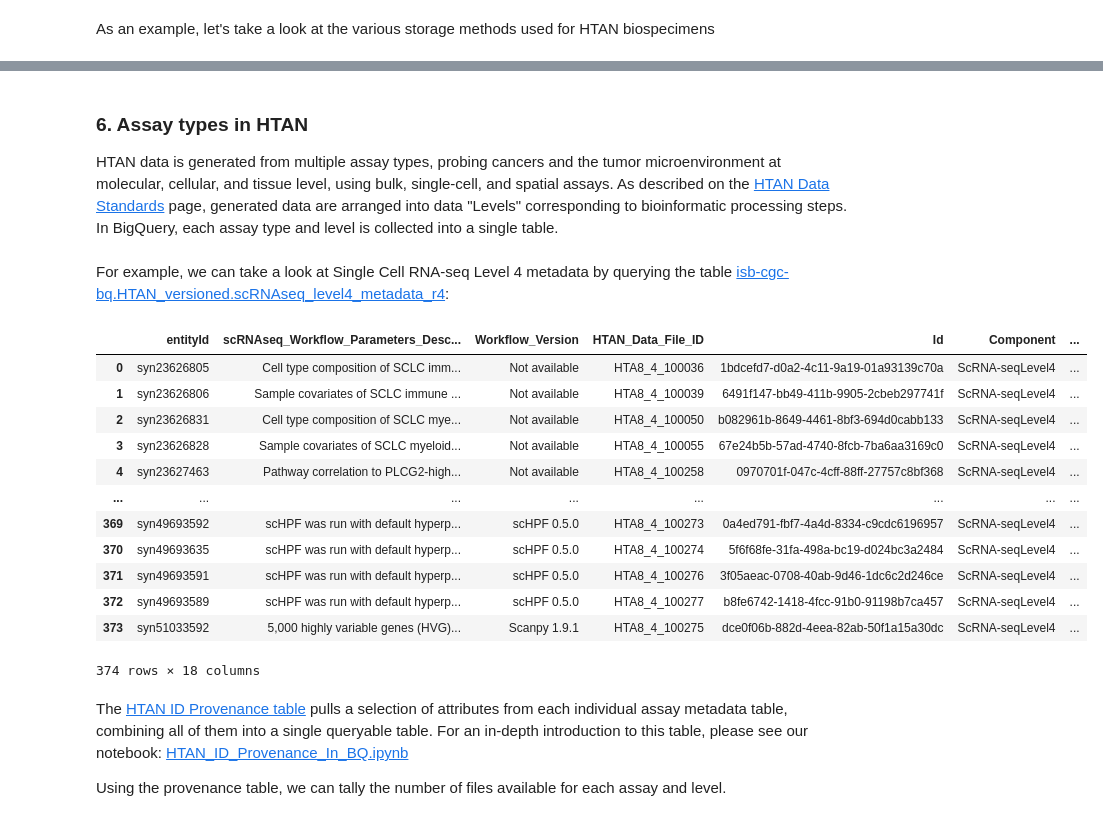
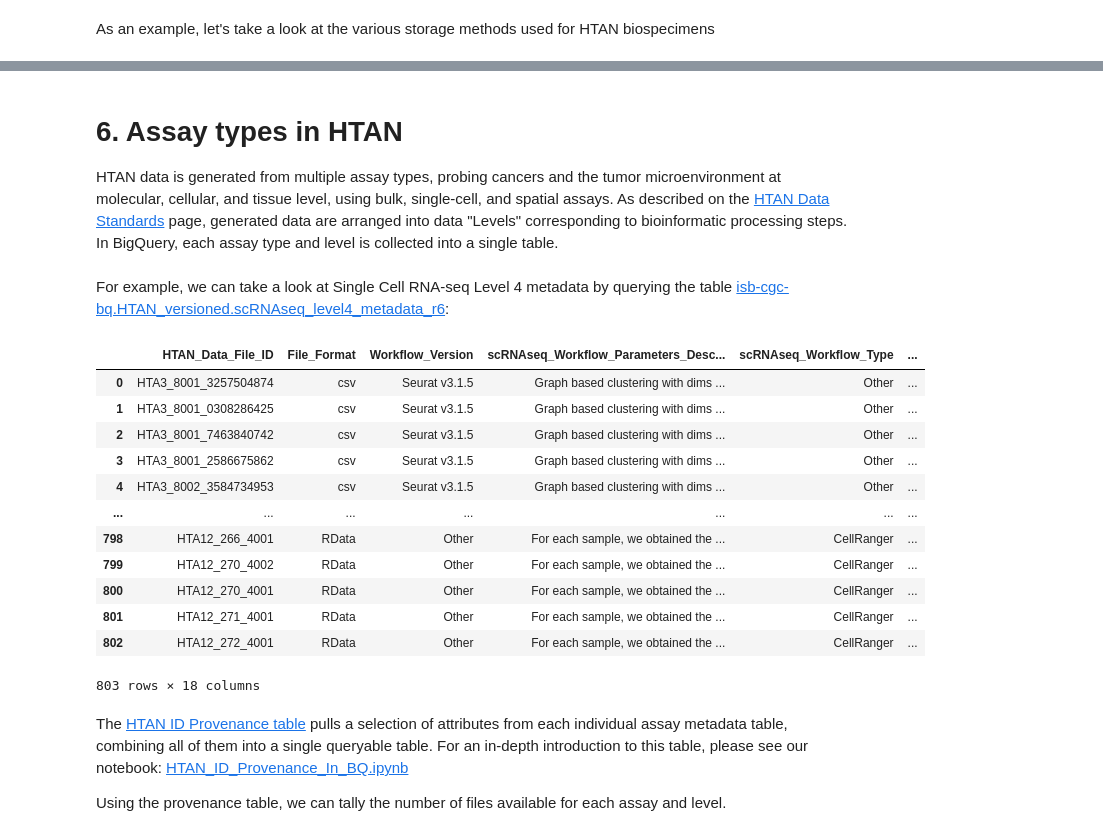
Before and after one commit to isb-cgc/Community-Notebooks, a Jupyter notebook: HTAN/Python Notebooks/Explore_HTAN_Clinical_Biospecimen_Assay_Metadata.ipynb, the cells around one changed output, grey strips where cells are left out. Cells and saved outputs as stored; diff of their text form; code cells hidden in the pictures.

```diff
--- a/HTAN/Python Notebooks/Explore_HTAN_Clinical_Biospecimen_Assay_Metadata.ipynb
+++ b/HTAN/Python Notebooks/Explore_HTAN_Clinical_Biospecimen_Assay_Metadata.ipynb
@@ -375,32 +389,32 @@ pd.crosstab(
 # %% [markdown]
-### 6. Assay types in HTAN
+# 6. Assay types in HTAN
 
 HTAN data is generated from multiple assay types, probing cancers and the tumor microenvironment at molecular, cellular, and tissue level,
 using bulk, single-cell, and spatial assays. As described on the [HTAN Data Standards](https://data.humantumoratlas.org/standards)
 page, generated data are arranged into data "Levels" corresponding to bioinformatic processing steps. In BigQuery, each
 assay type and level is collected into a single table.
 # %% [markdown]
-For example, we can take a look at Single Cell RNA-seq Level 4 metadata by querying the table [isb-cgc-bq.HTAN_versioned.scRNAseq_level4_metadata_r4](https://isb-cgc.appspot.com/bq_meta_search/isb-cgc-bq.HTAN_versioned.scRNAseq_level4_metadata_r4/):
+For example, we can take a look at Single Cell RNA-seq Level 4 metadata by querying the table [isb-cgc-bq.HTAN_versioned.scRNAseq_level4_metadata_r6](https://bq-search.isb-cgc.org/search?datasetId=%27HTAN_versioned%27&projectId=%27isb-cgc-bq%27&show_details=true&tableId=%27scRNAseq_level4_metadata_r6%27&include_always_newest=true):
 # %%
 scl4 = client.query("""
-  SELECT * FROM `isb-cgc-bq.HTAN_versioned.scRNAseq_level4_metadata_r4`
+  SELECT * FROM `isb-cgc-bq.HTAN_versioned.scRNAseq_level4_metadata_r6`
   """).result().to_dataframe()
 
 scl4
 # %% [output]
-|  | entityId | scRNAseq_Workflow_Parameters_Desc... | Workflow_Version | HTAN_Data_File_ID | Id | Component | ... |
-| 0 | syn23626805 | Cell type composition of SCLC imm... | Not available | HTA8_4_100036 | 1bdcefd7-d0a2-4c11-9a19-01a93139c70a | ScRNA-seqLevel4 | ... |
-| 1 | syn23626806 | Sample covariates of SCLC immune ... | Not available | HTA8_4_100039 | 6491f147-bb49-411b-9905-2cbeb297741f | ScRNA-seqLevel4 | ... |
-| 2 | syn23626831 | Cell type composition of SCLC mye... | Not available | HTA8_4_100050 | b082961b-8649-4461-8bf3-694d0cabb133 | ScRNA-seqLevel4 | ... |
-| 3 | syn23626828 | Sample covariates of SCLC myeloid... | Not available | HTA8_4_100055 | 67e24b5b-57ad-4740-8fcb-7ba6aa3169c0 | ScRNA-seqLevel4 | ... |
-| 4 | syn23627463 | Pathway correlation to PLCG2-high... | Not available | HTA8_4_100258 | 0970701f-047c-4cff-88ff-27757c8bf368 | ScRNA-seqLevel4 | ... |
-| ... | ... | ... | ... | ... | ... | ... | ... |
-| 369 | syn49693592 | scHPF was run with default hyperp... | scHPF 0.5.0 | HTA8_4_100273 | 0a4ed791-fbf7-4a4d-8334-c9cdc6196957 | ScRNA-seqLevel4 | ... |
-| 370 | syn49693635 | scHPF was run with default hyperp... | scHPF 0.5.0 | HTA8_4_100274 | 5f6f68fe-31fa-498a-bc19-d024bc3a2484 | ScRNA-seqLevel4 | ... |
-| 371 | syn49693591 | scHPF was run with default hyperp... | scHPF 0.5.0 | HTA8_4_100276 | 3f05aeac-0708-40ab-9d46-1dc6c2d246ce | ScRNA-seqLevel4 | ... |
-| 372 | syn49693589 | scHPF was run with default hyperp... | scHPF 0.5.0 | HTA8_4_100277 | b8fe6742-1418-4fcc-91b0-91198b7ca457 | ScRNA-seqLevel4 | ... |
-| 373 | syn51033592 | 5,000 highly variable genes (HVG)... | Scanpy 1.9.1 | HTA8_4_100275 | dce0f06b-882d-4eea-82ab-50f1a15a30dc | ScRNA-seqLevel4 | ... |
+|  | HTAN_Data_File_ID | File_Format | Workflow_Version | scRNAseq_Workflow_Parameters_Desc... | scRNAseq_Workflow_Type | ... |
+| 0 | HTA3_8001_3257504874 | csv | Seurat v3.1.5 | Graph based clustering with dims ... | Other | ... |
+| 1 | HTA3_8001_0308286425 | csv | Seurat v3.1.5 | Graph based clustering with dims ... | Other | ... |
+| 2 | HTA3_8001_7463840742 | csv | Seurat v3.1.5 | Graph based clustering with dims ... | Other | ... |
+| 3 | HTA3_8001_2586675862 | csv | Seurat v3.1.5 | Graph based clustering with dims ... | Other | ... |
+| 4 | HTA3_8002_3584734953 | csv | Seurat v3.1.5 | Graph based clustering with dims ... | Other | ... |
+| ... | ... | ... | ... | ... | ... | ... |
+| 798 | HTA12_266_4001 | RData | Other | For each sample, we obtained the ... | CellRanger | ... |
+| 799 | HTA12_270_4002 | RData | Other | For each sample, we obtained the ... | CellRanger | ... |
+| 800 | HTA12_270_4001 | RData | Other | For each sample, we obtained the ... | CellRanger | ... |
+| 801 | HTA12_271_4001 | RData | Other | For each sample, we obtained the ... | CellRanger | ... |
+| 802 | HTA12_272_4001 | RData | Other | For each sample, we obtained the ... | CellRanger | ... |
-374 rows × 18 columns
+803 rows × 18 columns
 # %% [markdown]
 The [HTAN ID Provenance table](https://isb-cgc.appspot.com/bq_meta_search/isb-cgc-bq.HTAN.id_provenance_current/) pulls a selection of attributes from each individual assay metadata table, combining all of them into a single queryable table. For an in-depth introduction to this table, please see our notebook: [HTAN_ID_Provenance_In_BQ.ipynb](https://github.com/isb-cgc/Community-Notebooks/blob/master/HTAN/Python%20Notebooks/HTAN_ID_Provenance_In_BQ.ipynb)
 
```
Also changed, not shown: parts of 31 cells of this notebook.
